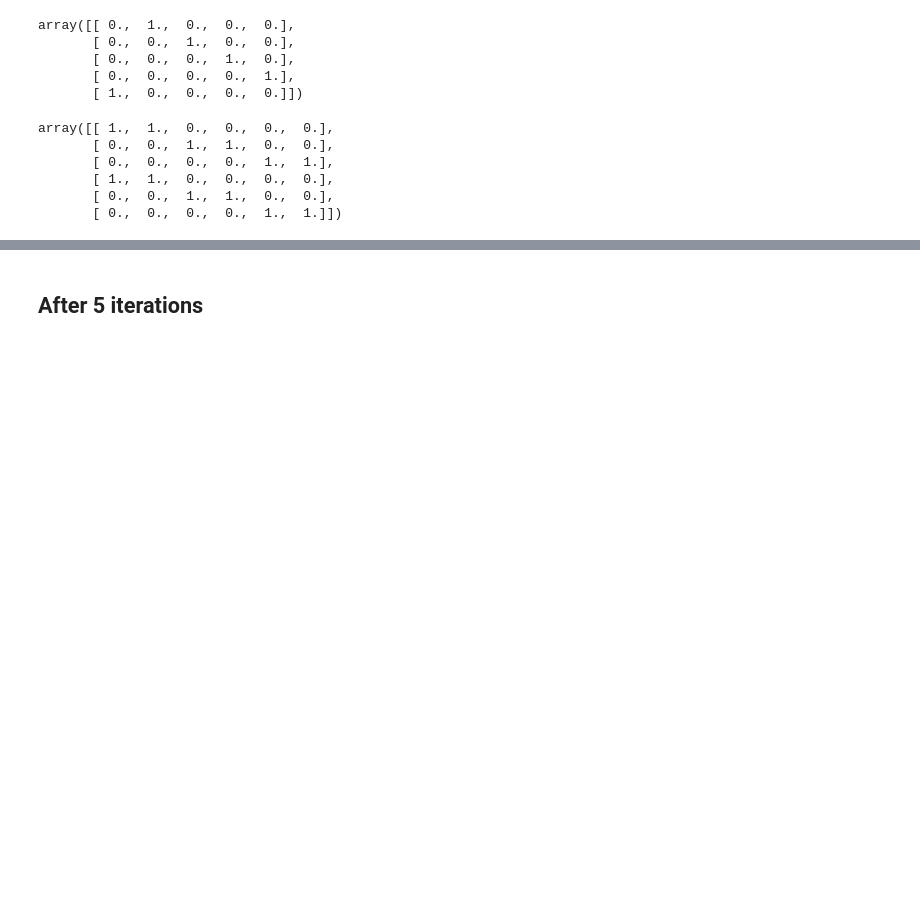
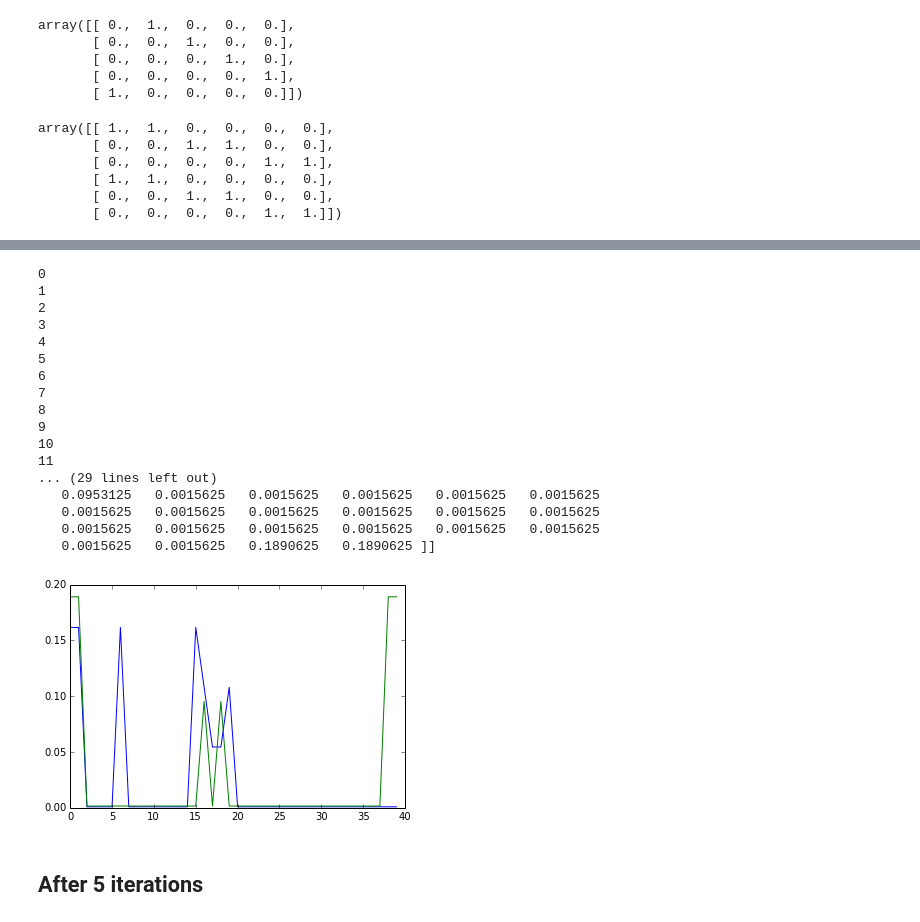
Before and after one commit to eglassman/bayesian-nonparametric-methods, a Jupyter notebook: original_lda_implementation_and_new_iterPower_data.ipynb, the cells around one changed output, grey strips where cells are left out. Saved outputs shown, nothing was run; the diff lists cells and outputs as text; code cells hidden in the pictures; blank space fills up the shorter version.

```diff
--- a/original_lda_implementation_and_new_iterPower_data.ipynb
+++ b/original_lda_implementation_and_new_iterPower_data.ipynb
@@ -801,0 +724,3 @@ Likelihood -102.70054626
+# %%
+threshold = 0.5
+indices_with_max_liklihood = [ind for ind,liklihood in enumerate(liklihood_over_iterations) if abs(liklihood-max(liklihood_over_iterations))<threshold]
@@ -801,0 +751,5 @@ Likelihood -102.70054626
+# %%
+for ind,phi in enumerate(phi_over_iterations):
+    print ind
+    if ind in indices_with_max_liklihood:
+        print phi
@@ -802,3 +793,33 @@ Likelihood -102.70054626
+# %%
+for ind,phi in enumerate(phi_over_iterations):
+    print ind
+    if ind in indices_with_max_liklihood:
+        print phi
+        x = phi[0,:]
+        plt.plot(range(len(x)), x)
+        y = phi[1,:]
+        plt.plot(range(len(y)), y,color='g')
+        plt.show()
+        break
+# %% [output]
+0
+1
+2
+3
+4
+5
+6
+7
+8
+9
+10
+11
+... (29 lines left out)
+   0.0953125   0.0015625   0.0015625   0.0015625   0.0015625   0.0015625
+   0.0015625   0.0015625   0.0015625   0.0015625   0.0015625   0.0015625
+   0.0015625   0.0015625   0.0015625   0.0015625   0.0015625   0.0015625
+   0.0015625   0.0015625   0.1890625   0.1890625 ]]
+[figure, added]
 # %% [markdown]
 ## After 5 iterations
 # %%
```
Also changed, not shown: parts of 15 cells of this notebook, 2 other files.
